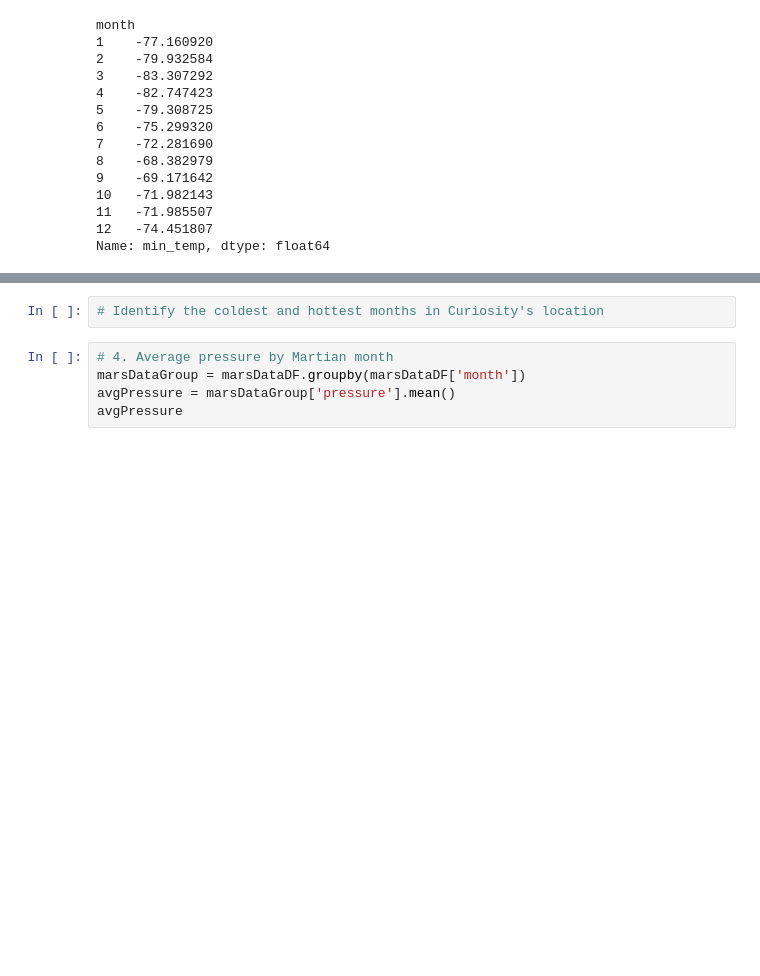
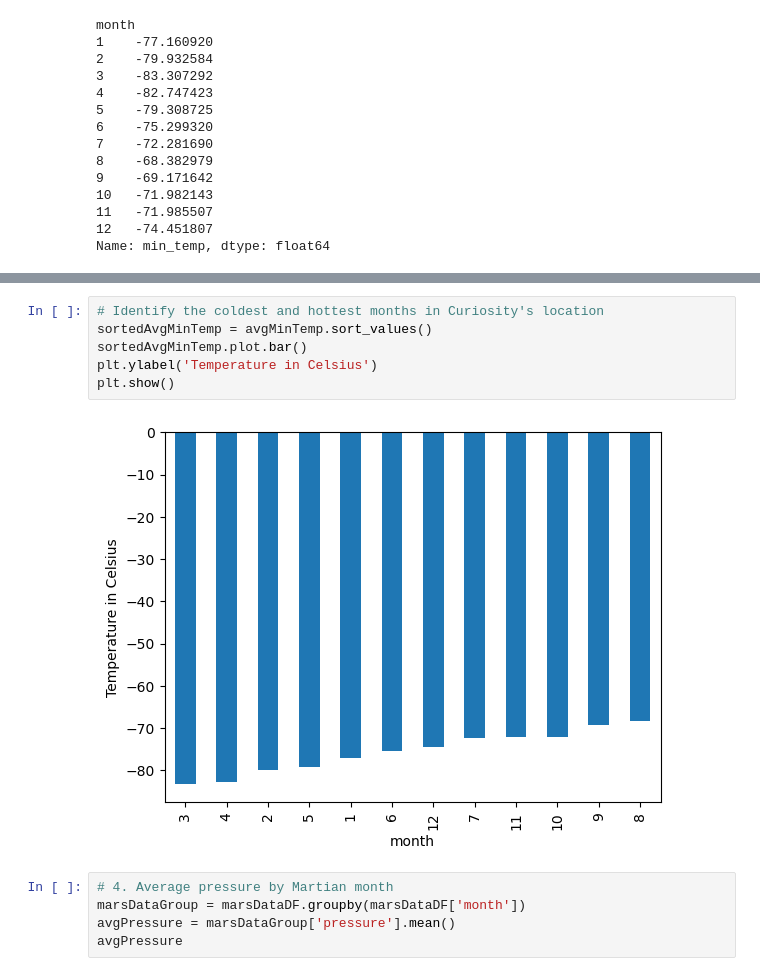
Before and after one commit to HunterStilwell/web-scraping-challenge, a Jupyter notebook: Mars/part_2_mars_weather.ipynb, the cells around one changed output, grey strips where cells are left out. Cells and saved outputs as stored; diff of their text form; blank space fills up the shorter version.

```diff
--- a/Mars/part_2_mars_weather.ipynb
+++ b/Mars/part_2_mars_weather.ipynb
@@ -174,5 +179,11 @@ Name: min_temp, dtype: float64
 # %%
 # Identify the coldest and hottest months in Curiosity's location
+sortedAvgMinTemp = avgMinTemp.sort_values()
+sortedAvgMinTemp.plot.bar()
+plt.ylabel('Temperature in Celsius')
+plt.show()
+# %% [output]
+[figure, added]
 # %%
 # 4. Average pressure by Martian month
 marsDataGroup = marsDataDF.groupby(marsDataDF['month'])
```
Also changed, not shown: parts of 4 cells of this notebook, 1 other file.
